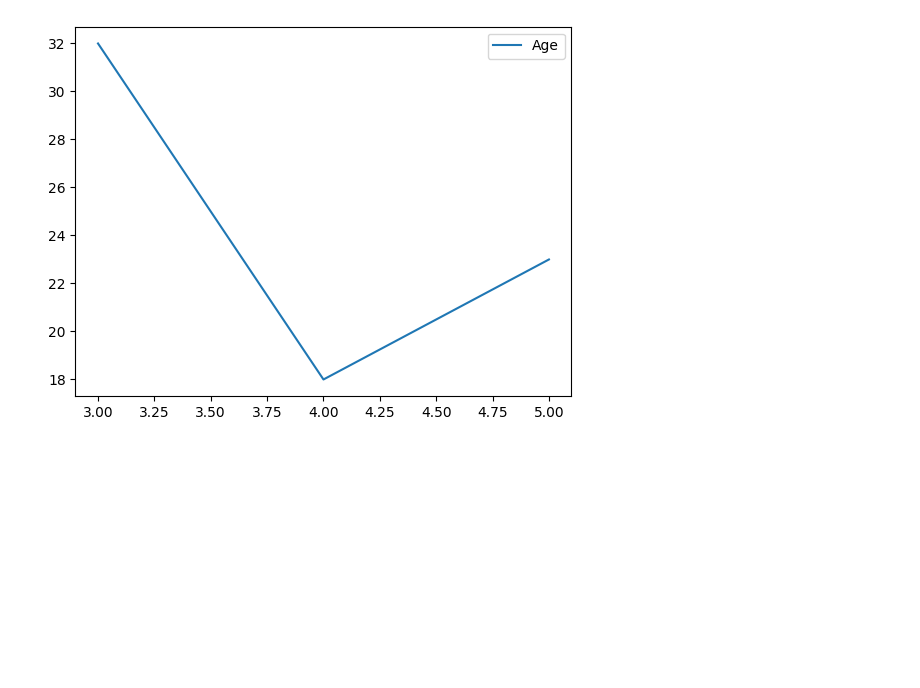
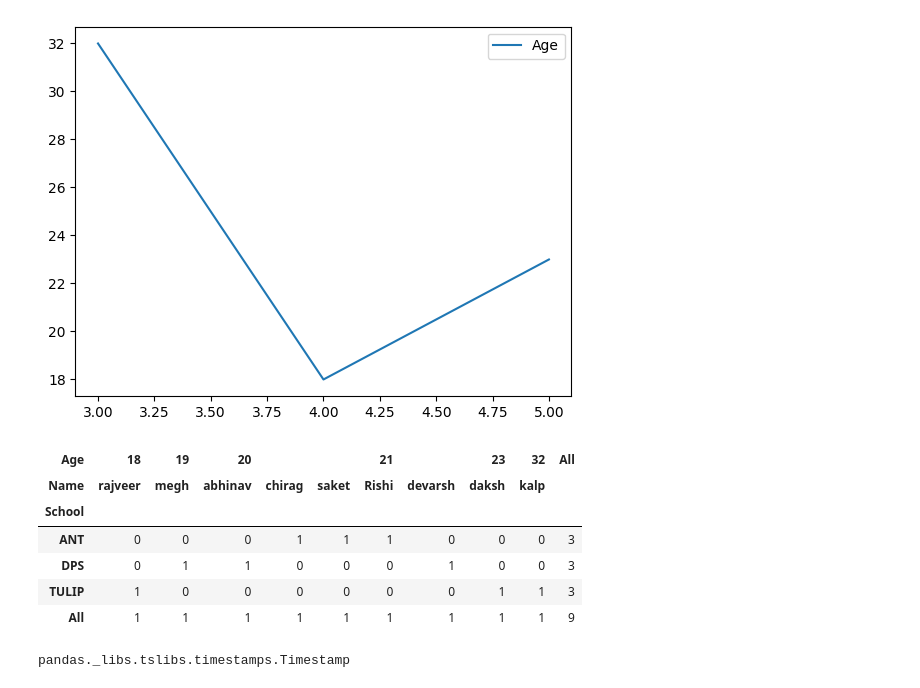
Before and after one commit to MeghMSBC/PythonBasicsWeek1, a Jupyter notebook: fileOne.ipynb, the cells around one changed output. Drawn from its saved outputs; the diff is of its cells as text; code cells hidden in the pictures; blank space fills up the shorter version.

Commit message:
Previous pandas practice

```diff
--- a/fileOne.ipynb
+++ b/fileOne.ipynb
@@ -89,3 +89,23 @@ dtype: object
 [figure]
 [figure]
 [figure]
+# %%
+pd.crosstab(df.School,[df.Age,df.Name],margins = True)
+# %% [output]
+| Age | 18 | 19 | 20 |  |  | 21 |  | 23 | 32 | All |
+| Name | rajveer | megh | abhinav | chirag | saket | Rishi | devarsh | daksh | kalp |  |
+| School |  |  |  |  |  |  |  |  |  |  |
+| ANT | 0 | 0 | 0 | 1 | 1 | 1 | 0 | 0 | 0 | 3 |
+| DPS | 0 | 1 | 1 | 0 | 0 | 0 | 1 | 0 | 0 | 3 |
+| TULIP | 1 | 0 | 0 | 0 | 0 | 0 | 0 | 1 | 1 | 3 |
+| All | 1 | 1 | 1 | 1 | 1 | 1 | 1 | 1 | 1 | 9 |
+# %%
+datedf = pd.DataFrame({
+    'date': ['2023-01-01', '2023-01-02', '2023-01-03'],
+    'value': [100, 110, 105]
+})
+
+datedf['date'] = pd.to_datetime(datedf['date'])  # Converts string to datetime
+type(datedf['date'][0])
+# %% [output]
+pandas._libs.tslibs.timestamps.Timestamp
```
